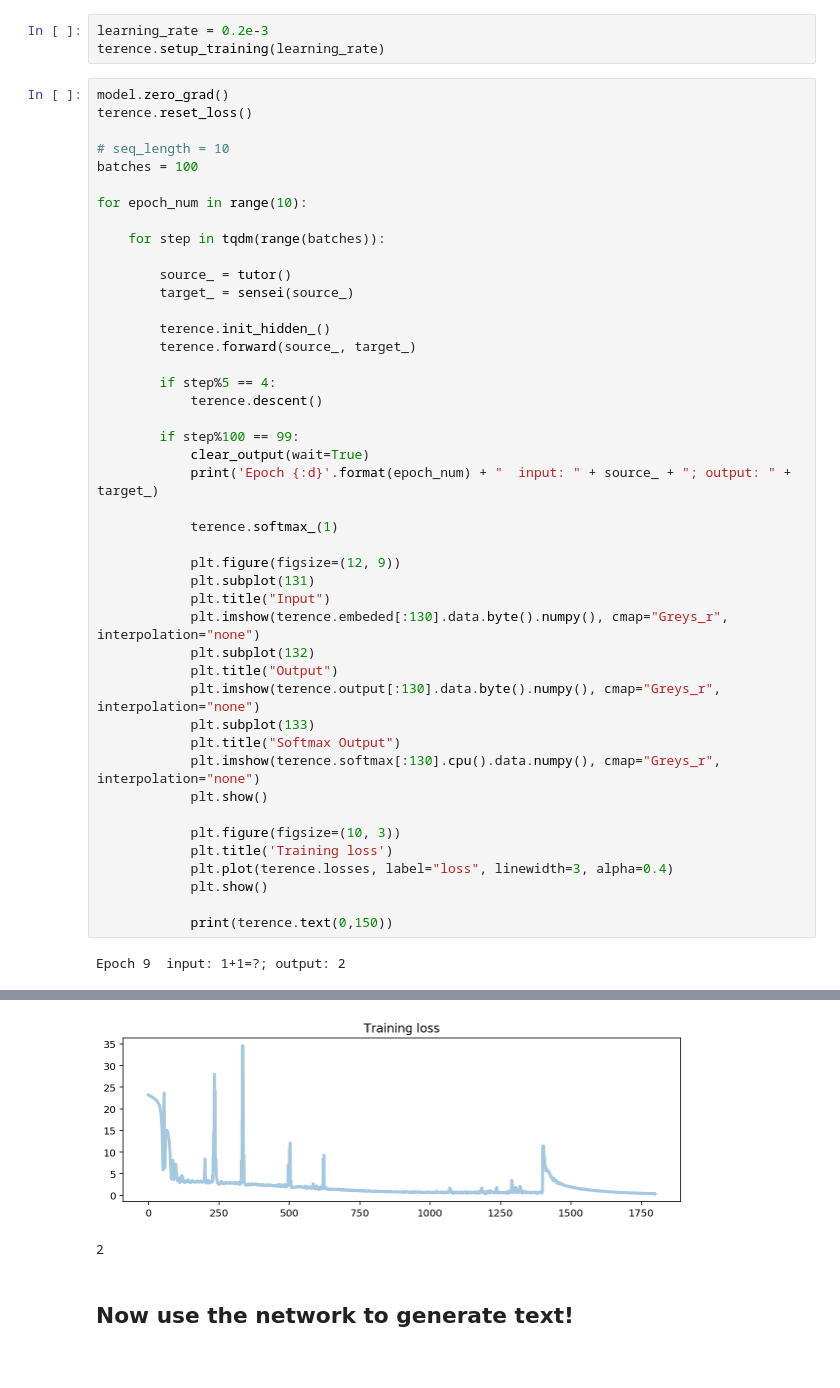
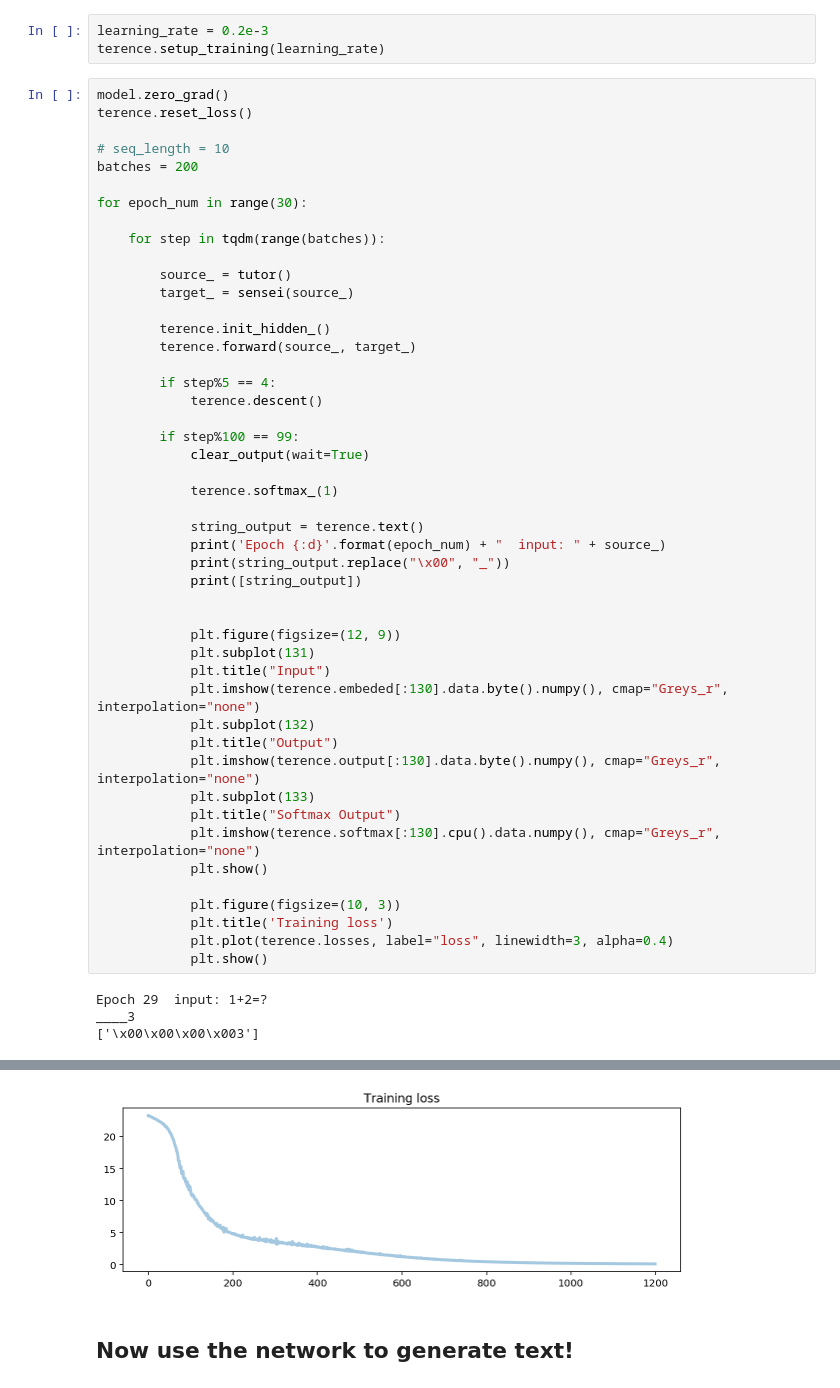
Before and after one commit to geyang/deep_learning_notes, a Jupyter notebook: Proj_Neural_Programmer_Interpreter/pytorch_notes/Torch Vanilla RNN Learn to do simple math.ipynb, the cells around one changed output, grey strips where cells are left out. Drawn from its saved outputs; the diff is of its cells as text.

```diff
--- a/Proj_Neural_Programmer_Interpreter/pytorch_notes/Torch Vanilla RNN Learn to do simple math.ipynb
+++ b/Proj_Neural_Programmer_Interpreter/pytorch_notes/Torch Vanilla RNN Learn to do simple math.ipynb
@@ -174,9 +174,9 @@ model.zero_grad()
 terence.reset_loss()
 
 # seq_length = 10
-batches = 100
+batches = 200
 
-for epoch_num in range(10):
+for epoch_num in range(30):
 
     for step in tqdm(range(batches)):
 
@@ -191,9 +191,14 @@ for epoch_num in range(10):
 
         if step%100 == 99:
             clear_output(wait=True)
-            print('Epoch {:d}'.format(epoch_num) + "  input: " + source_ + "; output: " + target_)
 
             terence.softmax_(1)
+
+            string_output = terence.text()
+            print('Epoch {:d}'.format(epoch_num) + "  input: " + source_)
+            print(string_output.replace("\x00", "_"))
+            print([string_output])
+
 
             plt.figure(figsize=(12, 9))
             plt.subplot(131)
@@ -211,7 +216,7 @@ for epoch_num in range(10):
             plt.title('Training loss')
             plt.plot(terence.losses, label="loss", linewidth=3, alpha=0.4)
             plt.show()
-
-            print(terence.text(0,150))
 # %% [output]
-Epoch 9  input: 1+1=?; output: 2
+Epoch 29  input: 1+2=?
+____3
+['\x00\x00\x00\x003']
@@ -219,5 +224,4 @@ Epoch 9  input: 1+1=?; output: 2
-[figure, old version]
+[figure, new version]
-2
 # %% [markdown]
 ## Now use the network to generate text!
 # %%
```
Also changed, not shown: parts of 4 cells of this notebook, 1 other file.
